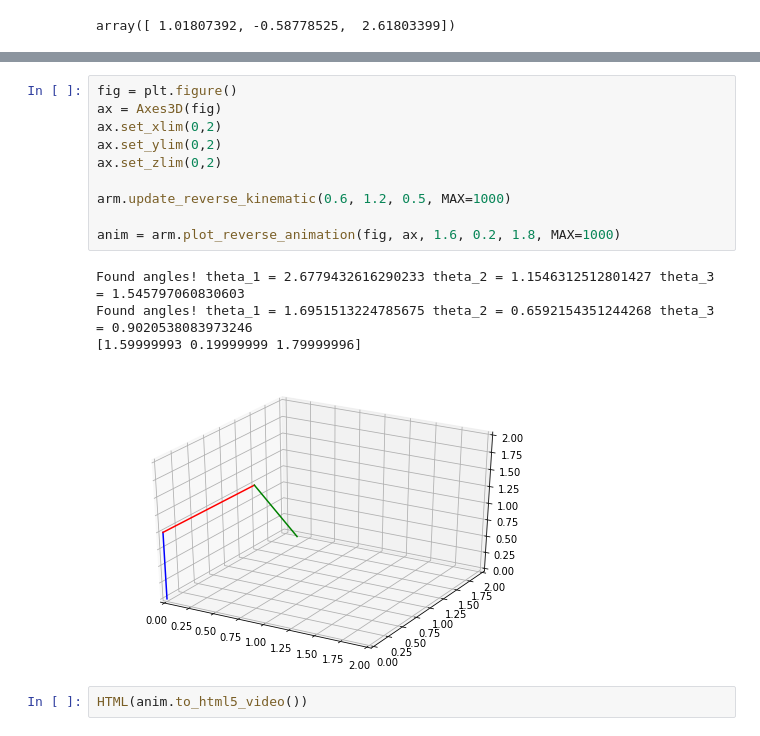
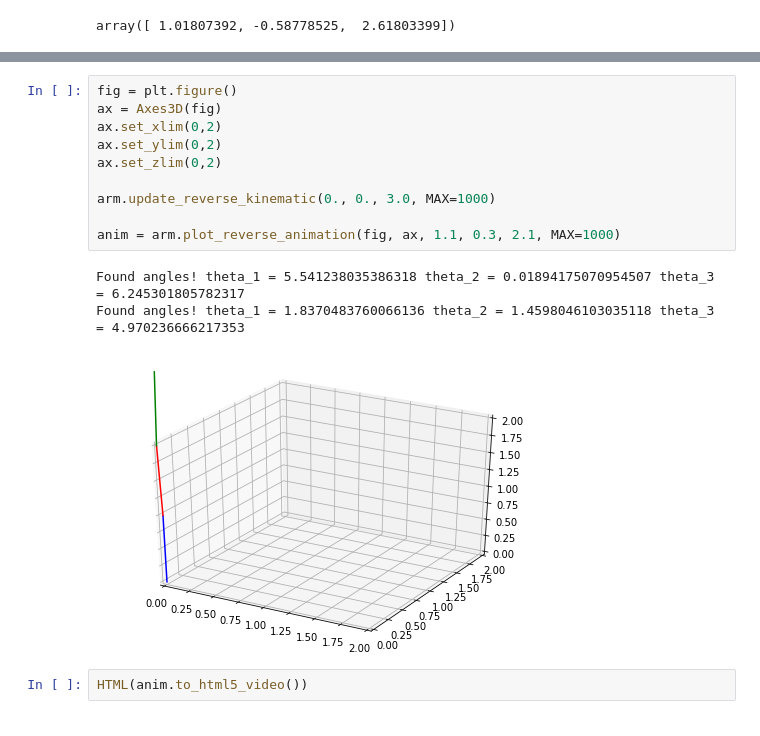
Before and after one commit to barnrang/arm-washlet-ohyeah, a Jupyter notebook: practice_arm/arm.ipynb, the cells around one changed output, grey strips where cells are left out. Saved outputs shown, nothing was run; the diff lists cells and outputs as text.

Commit message:
clean up + fixed angle bugs

```diff
--- a/practice_arm/arm.ipynb
+++ b/practice_arm/arm.ipynb
@@ -61,18 +61,17 @@ lines = arm.plot_arm(ax)
 # %%
 fig = plt.figure()
 ax = Axes3D(fig)
 ax.set_xlim(0,2)
 ax.set_ylim(0,2)
 ax.set_zlim(0,2)
 
-arm.update_reverse_kinematic(0.6, 1.2, 0.5, MAX=1000)
+arm.update_reverse_kinematic(0., 0., 3.0, MAX=1000)
 
-anim = arm.plot_reverse_animation(fig, ax, 1.6, 0.2, 1.8, MAX=1000)
+anim = arm.plot_reverse_animation(fig, ax, 1.1, 0.3, 2.1, MAX=1000)
 # %% [output]
-Found angles! theta_1 = 2.6779432616290233 theta_2 = 1.1546312512801427 theta_3 = 1.545797060830603
-Found angles! theta_1 = 1.6951513224785675 theta_2 = 0.6592154351244268 theta_3 = 0.9020538083973246
-[1.59999993 0.19999999 1.79999996]
+Found angles! theta_1 = 5.541238035386318 theta_2 = 0.01894175070954507 theta_3 = 6.245301805782317
+Found angles! theta_1 = 1.8370483760066136 theta_2 = 1.4598046103035118 theta_3 = 4.970236666217353
-[figure, old version]
+[figure, new version]
 # %%
 HTML(anim.to_html5_video())
 # %% [output]
```
Also changed, not shown: parts of 4 cells of this notebook, 1 other file.
